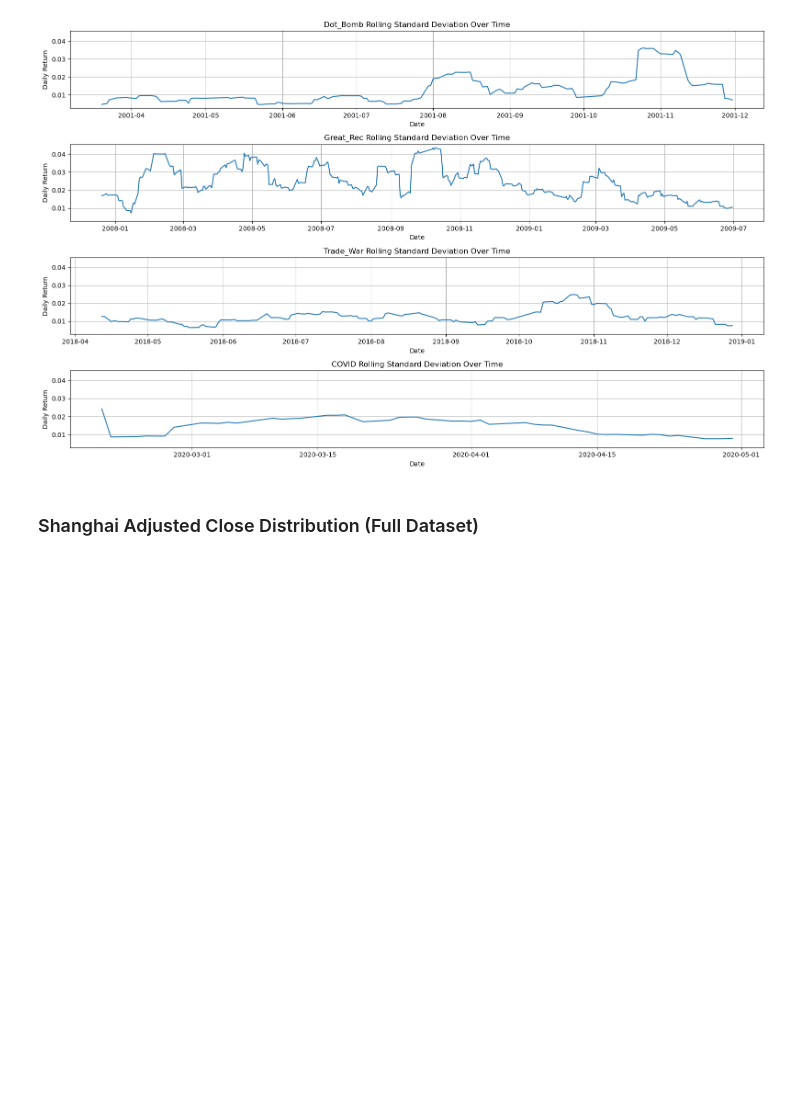
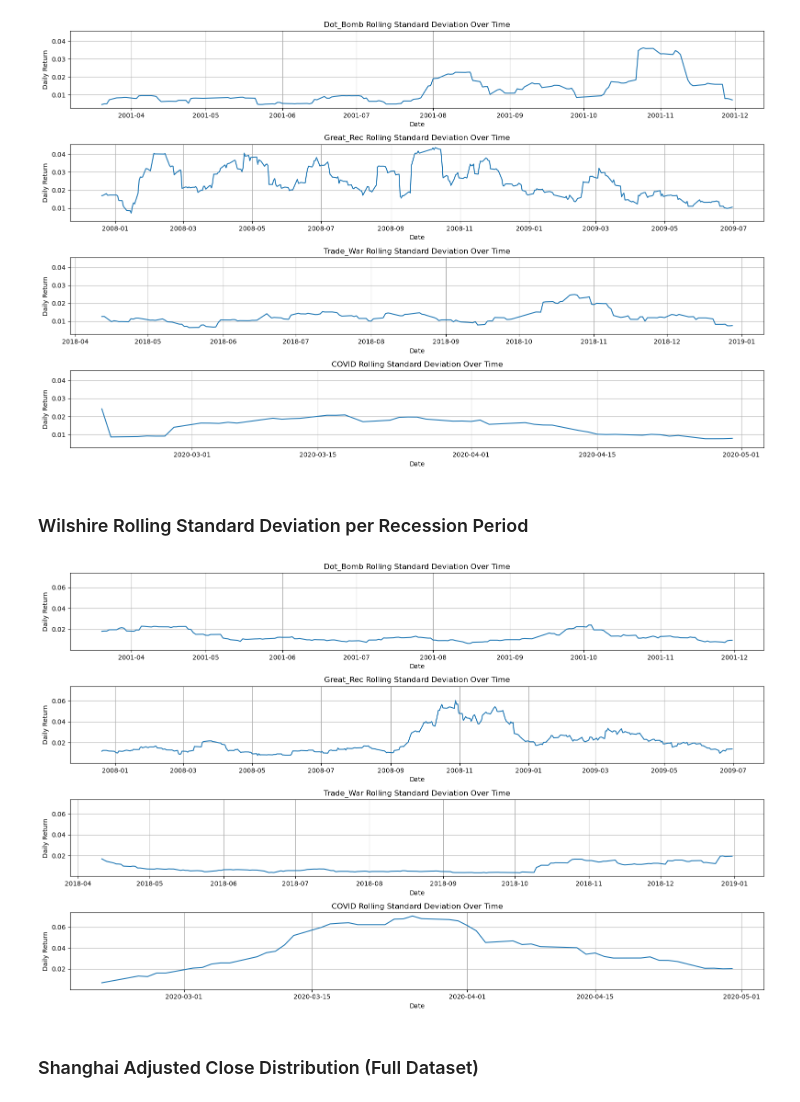
Before and after one commit to thesameninja/CSC460_Project, a Jupyter notebook: Index_Comparison.ipynb, the cells around one changed output. Cells and saved outputs as stored; diff of their text form; code cells hidden in the pictures; blank space fills up the shorter version.

Commit message:
Added Wilshire Rolling to the notebook

```diff
--- a/Index_Comparison.ipynb
+++ b/Index_Comparison.ipynb
@@ -174,6 +179,12 @@ def rolling_std(df, col, win_size=14):
 rolling_std(shanghai, "Daily Return")
 # %% [output]
 [figure]
+# %% [markdown]
+### Wilshire Rolling Standard Deviation per Recession Period
+# %%
+rolling_std(wilshire, "Daily Return")
+# %% [output]
+[figure, added]
 # %% [markdown]
 ### Shanghai Adjusted Close Distribution (Full Dataset)
 # %%
```
Also changed, not shown: parts of 3 cells of this notebook.
